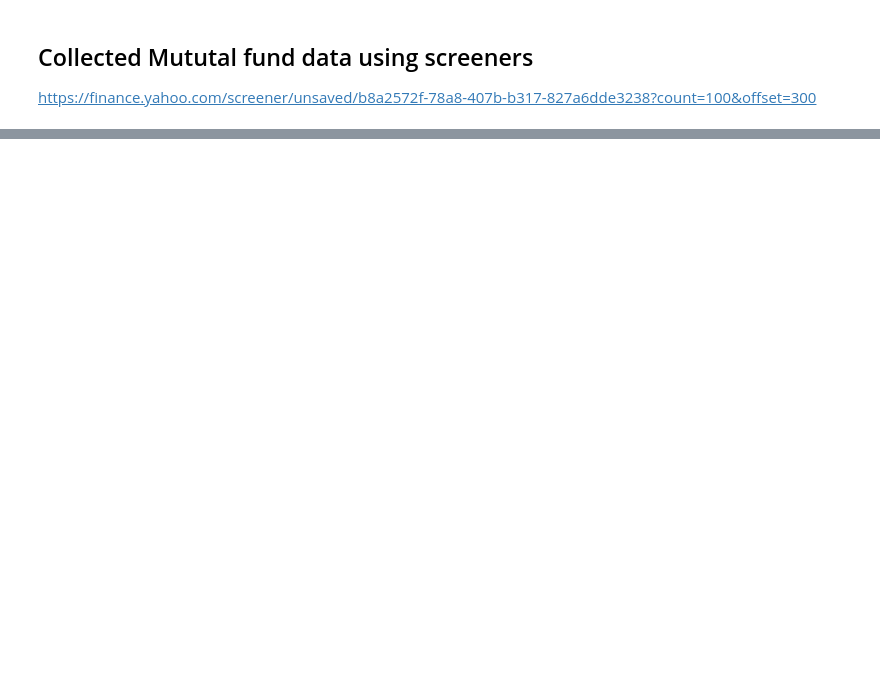
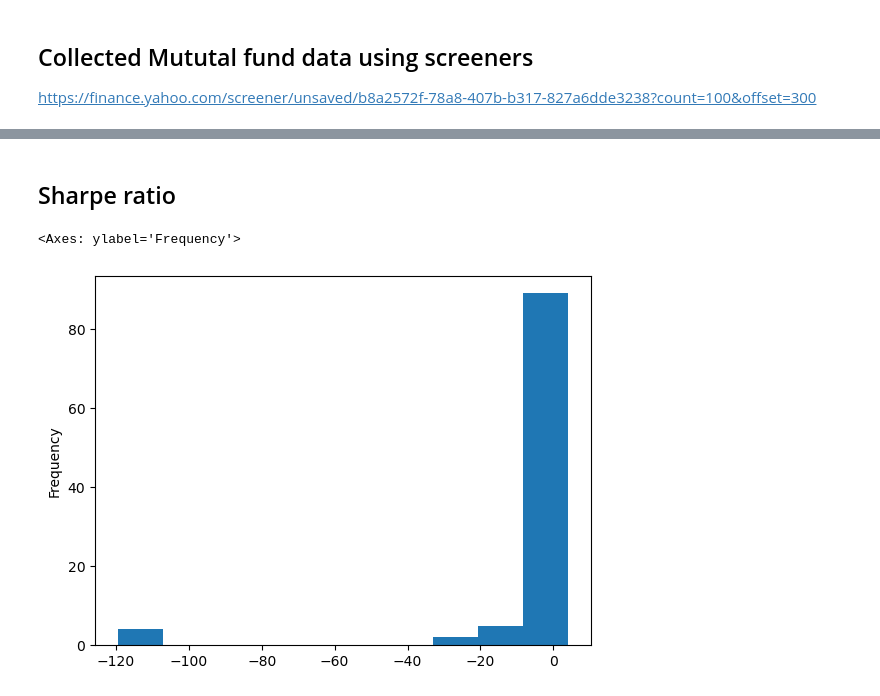
Before and after one commit to ansingh16/Indian_MF_tracking, a Jupyter notebook: Mutual_funds.ipynb, the cells around one changed output, grey strips where cells are left out. Saved outputs shown, nothing was run; the diff lists cells and outputs as text; code cells hidden in the pictures; blank space fills up the shorter version.

```diff
--- a/Mutual_funds.ipynb
+++ b/Mutual_funds.ipynb
@@ -8,3 +8,5 @@ import yfinance as yf
 from yahoofinancials import YahooFinancials
 # %%
 MF_data = pd.read_csv('Yahoo_tickers_MF.txt',delimiter='\t')
+# Testing on first 1000 MFs
+MF_data = MF_data[:100]
@@ -135,0 +89,2 @@ GridspecLayout(children=(Output(layout=Layout(grid_area='widget001')), HTML(valu
+# %%
+MF_data.sort_values(by='3yr',ascending=False,inplace=True)
@@ -135,0 +107,38 @@ GridspecLayout(children=(Output(layout=Layout(grid_area='widget001')), HTML(valu
+# %% [markdown]
+## Sharpe ratio
+# %%
+import yfinance as yf
+import pandas as pd
+import numpy as np
+import tqdm
+
+def get_sharpe_ratio(ticker_symbol, risk_free_rate):
+    ticker = yf.Ticker(ticker_symbol)
+    mf_df = ticker.history(period="3y")
+    daily_returns =  mf_df["Close"].pct_change()
+    # Calculate average daily return and standard deviation of daily returns
+    avg_daily_return = daily_returns.mean()
+    std_dev_daily_return = daily_returns.std()
+
+    # Annualize average daily return and standard deviation
+    annual_return = avg_daily_return * 252
+    annual_volatility = std_dev_daily_return * np.sqrt(252)
+
+    # Calculate the Sharpe ratio using the risk-free rate
+    sharpe_ratio = (annual_return - risk_free_rate) / annual_volatility
+
+    return sharpe_ratio
+
+
+sr = []
+for mf_symb in tqdm.tqdm(MF_data['Symbol'].tolist()):
+
+    #print(ticker_symbol)
+    # Risk-free rate
+    risk_free_rate = 0.04
+
+    # Calculate the Sharpe ratio
+    sr.append(get_sharpe_ratio(mf_symb, risk_free_rate))
+    # print(f"Sharpe Ratio: {sharpe_ratio:.2f}")
+
+MF_data['Sharpe'] = np.array(sr)
@@ -135,0 +147,6 @@ GridspecLayout(children=(Output(layout=Layout(grid_area='widget001')), HTML(valu
+# %%
+
+MF_data['Sharpe'].plot(kind='hist')
+# %% [output]
+<Axes: ylabel='Frequency'>
+[figure, added]
```
Also changed, not shown: parts of 24 cells of this notebook, 2 other files.
